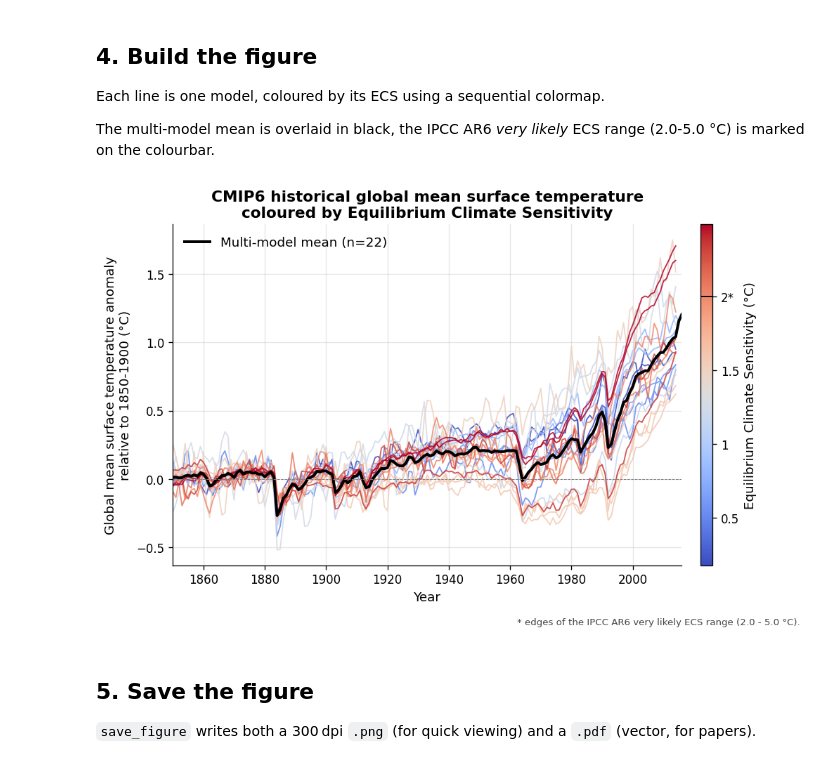
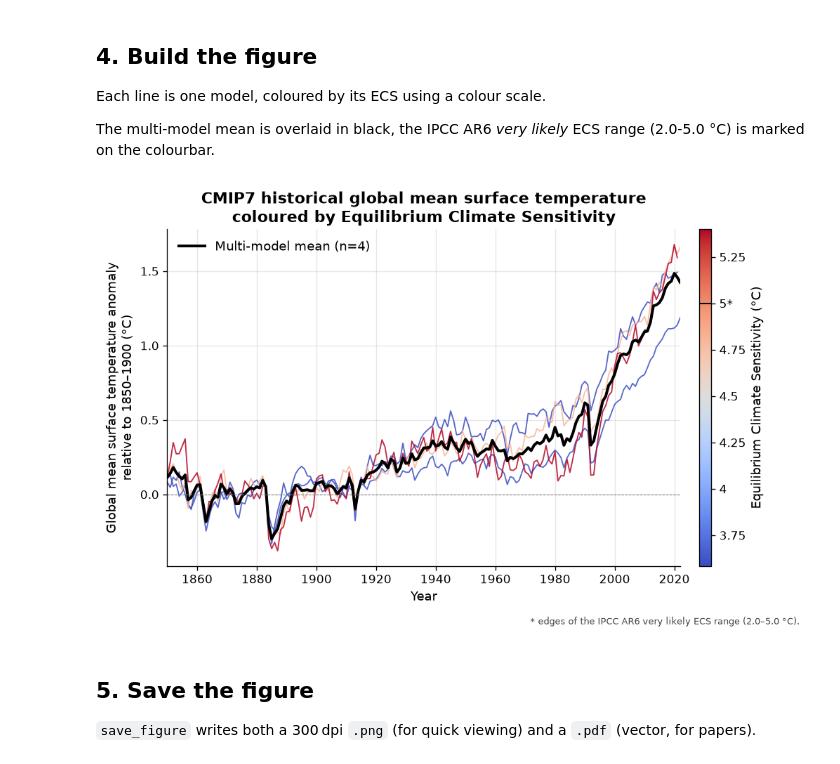
Before and after one commit to Climate-REF/climate-ref-tutorials, a Jupyter notebook: notebooks/05-ecs-temperature-figure.ipynb, the cells around one changed output. Drawn from its saved outputs; the diff is of its cells as text; code cells hidden in the pictures.

Commit message:
Adapt REF tutorials to CMIP7 results

```diff
--- a/notebooks/05-ecs-temperature-figure.ipynb
+++ b/notebooks/05-ecs-temperature-figure.ipynb
@@ -47,10 +48,12 @@ ecs_values = diagnostics_list_metric_values.sync(
     provider_slug="esmvaltool",
     diagnostic_slug="equilibrium-climate-sensitivity",
     value_type=MetricValueType.SCALAR,
+    mip_era="CMIP7",
     client=client,
 ).data
 
-ecs_df = metric_values_to_dataframe(ecs_values).dropna(subset=["source_id", "value"])
+ecs_df = metric_values_to_dataframe(ecs_values)
+ecs_df = ecs_df.loc[ecs_df["metric"] == "ecs"].dropna(subset=["source_id", "value"])
 ecs_per_model = ecs_df.groupby("source_id")["value"].mean().rename("ecs").sort_values()
 ecs_per_model
 # %% [output]
@@ -85,12 +74,13 @@ Fetching each execution group separately would take hundreds and is much slower.
 # %%
 def fetch_all_series(provider_slug, diagnostic_slug):
-    """Fetch every SERIES metric value of a diagnostic, one page at a time."""
+    """Fetch all CMIP7 SERIES metric values, one page at a time."""
     series = []
     while True:
         page = diagnostics_list_metric_values.sync(
             provider_slug=provider_slug,
             diagnostic_slug=diagnostic_slug,
             value_type=MetricValueType.SERIES,
+            mip_era="CMIP7",
             client=client,
             limit=500,
             offset=len(series),
@@ -101,17 +91,21 @@ def fetch_all_series(provider_slug, diagnostic_slug):
             return series
 
 
-def _dim(s, key):
-    return s.dimensions.additional_properties.get(key)
+def _dim(series, key):
+    return series.dimensions.additional_properties.get(key)
 
 
-# A member can appear in more than one execution group, so keep one series per member.
+def _member(series):
+    return _dim(series, "variant_label") or _dim(series, "member_id")
+
+
+# A member may appear in more than one execution group; keep one series per member.
 historical_tas = {
-    (_dim(s, "source_id"), _dim(s, "member_id")): s
-    for s in fetch_all_series("esmvaltool", "global-mean-timeseries")
-    if _dim(s, "experiment_id") == "historical"
-    and _dim(s, "variable_id") == "tas"
-    and _dim(s, "source_id") in ecs_per_model.index
+    (_dim(series, "source_id"), _member(series)): series
+    for series in fetch_all_series("esmvaltool", "global-mean-timeseries")
+    if _dim(series, "experiment_id") == "historical"
+    and _dim(series, "variable_id") == "tas"
+    and _dim(series, "source_id") in ecs_per_model.index
 }
 historical_tas = list(historical_tas.values())
 print(f"{len(historical_tas)} historical tas series matched to ECS")
@@ -159,12 +151,14 @@ anom.tail()
 # %% [markdown]
 ## 4. Build the figure
 
-Each line is one model, coloured by its ECS using a sequential colormap.
+Each line is one model, coloured by its ECS using a colour scale.
 
 The multi-model mean is overlaid in black, the IPCC AR6 *very likely* ECS range (2.0-5.0 °C)
 is marked on the colourbar.
 # %%
-models = [m for m in ecs_per_model.index if m in anom.columns]
+models = [model for model in ecs_per_model.index if model in anom.columns]
+if len(models) < 2:
+    raise ValueError("At least two CMIP7 models need both ECS and historical tas results")
 ecs_vals = ecs_per_model.loc[models].to_numpy()
 
 norm = Normalize(vmin=float(ecs_vals.min()), vmax=float(ecs_vals.max()))
@@ -195,40 +189,39 @@ ax.axhline(0, color="grey", linewidth=0.6, linestyle="--")
 ax.set_xlim(1850, int(mm_mean.index.max()))
 ax.margins(x=0)
 ax.set_xlabel("Year")
-ax.set_ylabel("Global mean surface temperature anomaly\nrelative to 1850-1900 (°C)")
-ax.set_title("CMIP6 historical global mean surface temperature\ncoloured by Equilibrium Climate Sensitivity")
+ax.set_ylabel("Global mean surface temperature anomaly\nrelative to 1850–1900 (°C)")
+ax.set_title("CMIP7 historical global mean surface temperature\ncoloured by Equilibrium Climate Sensitivity")
 ax.legend(loc="upper left")
 
 sm = ScalarMappable(norm=norm, cmap=cmap)
 sm.set_array([])
 cbar = fig.colorbar(sm, ax=ax, pad=0.03, aspect=28)
 cbar.set_label("Equilibrium Climate Sensitivity (°C)")
 
-# Mark the IPCC AR6 very likely ECS range (2.0-5.0 °C) directly on the colourbar.
+# Mark the IPCC AR6 very likely ECS range (2.0–5.0 °C) on the colourbar.
 very_likely_lo, very_likely_hi = 2.0, 5.0
 for level in (very_likely_lo, very_likely_hi):
     if norm.vmin <= level <= norm.vmax:
         cbar.ax.axhline(level, color="black", linewidth=1.2)
 
-# Re-label the colourbar ticks so the AR6 very-likely range edges are explicit.
 ticks = sorted({round(t, 2) for t in cbar.get_ticks()} | {very_likely_lo, very_likely_hi})
 ticks = [t for t in ticks if norm.vmin <= t <= norm.vmax]
 cbar.set_ticks(ticks)
 cbar.set_ticklabels([f"{t:g}*" if t in (very_likely_lo, very_likely_hi) else f"{t:g}" for t in ticks])
 
 fig.text(
     0.99,
     0.01,
-    "* edges of the IPCC AR6 very likely ECS range (2.0 - 5.0 °C).",
+    "* edges of the IPCC AR6 very likely ECS range (2.0–5.0 °C).",
     ha="right",
     va="bottom",
     fontsize=8,
     color="#444444",
 )
 
 fig.tight_layout(rect=(0, 0.03, 1, 1))
 # %% [output]
-[figure, old version]
+[figure, new version]
 # %% [markdown]
 ## 5. Save the figure
 
```
Also changed, not shown: parts of 13 cells of this notebook, 9 other files.
